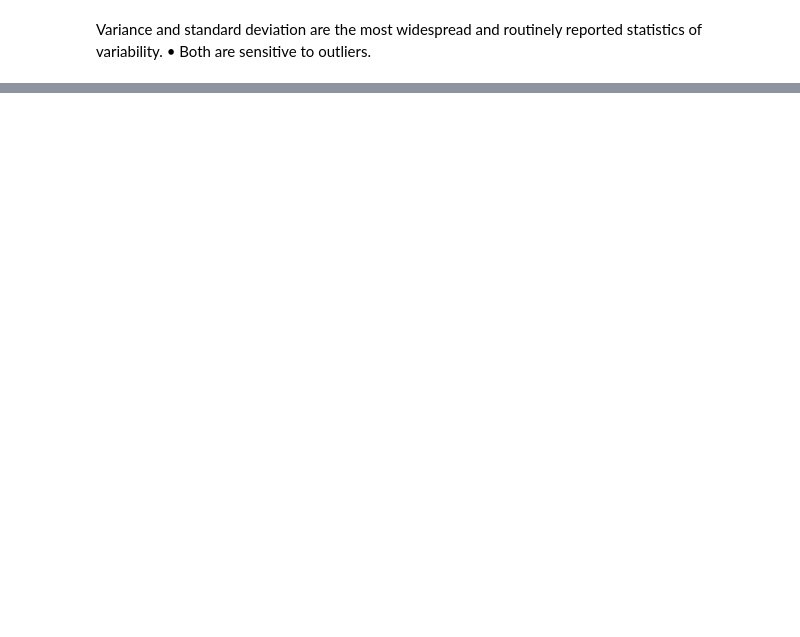
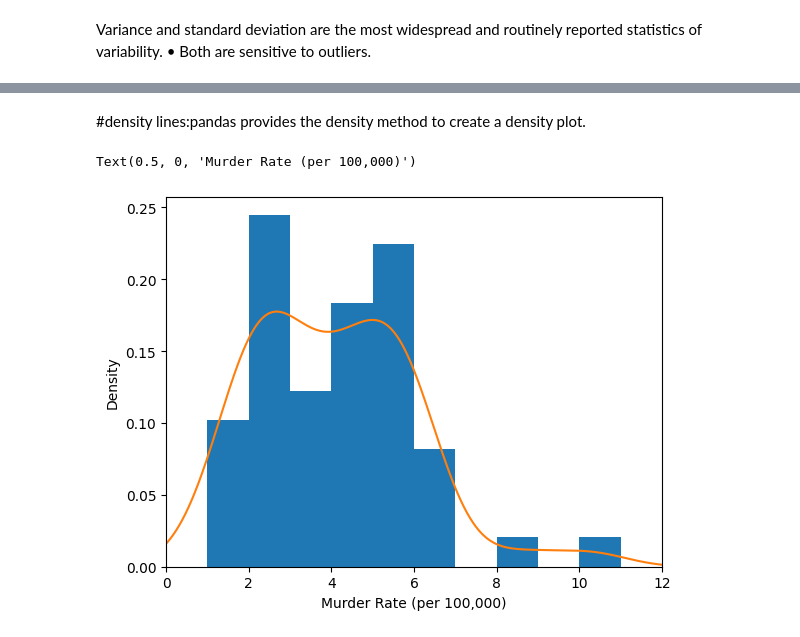
Before and after one commit to santhimaddipudi/Python-work, a Jupyter notebook: ML1_EDA.ipynb, the cells around one changed output, grey strips where cells are left out. Saved outputs shown, nothing was run; the diff lists cells and outputs as text; code cells hidden in the pictures; blank space fills up the shorter version.

```diff
--- a/ML1_EDA.ipynb
+++ b/ML1_EDA.ipynb
@@ -73,0 +163,9 @@ statistics of variability.
+# %% [markdown]
+#density lines:pandas provides the density method to create a density plot.
+# %%
+ax = state['Murderrate'].plot.hist(density=True, xlim=[0,12], bins=range(1,12))
+state['Murderrate'].plot.density(ax=ax)
+ax.set_xlabel('Murder Rate (per 100,000)')
+# %% [output]
+Text(0.5, 0, 'Murder Rate (per 100,000)')
+[figure, added]
```
Also changed, not shown: parts of 19 cells of this notebook.
